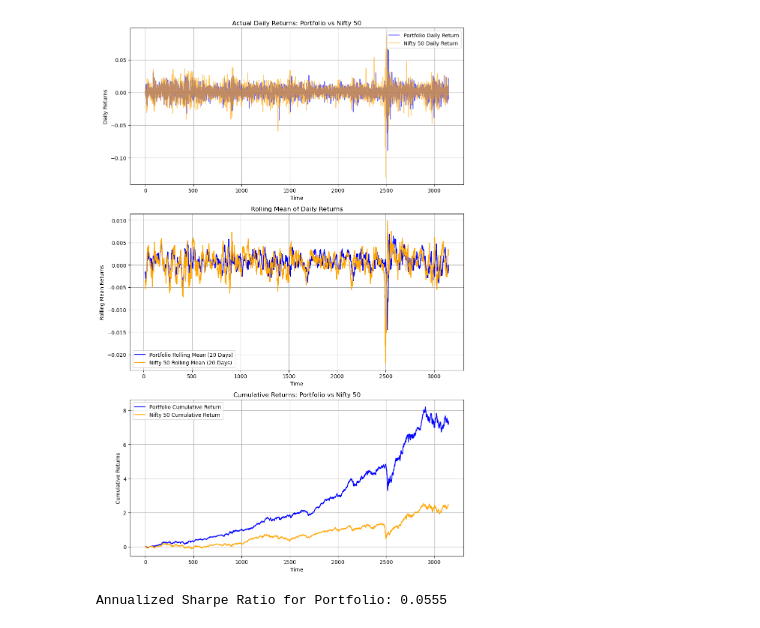
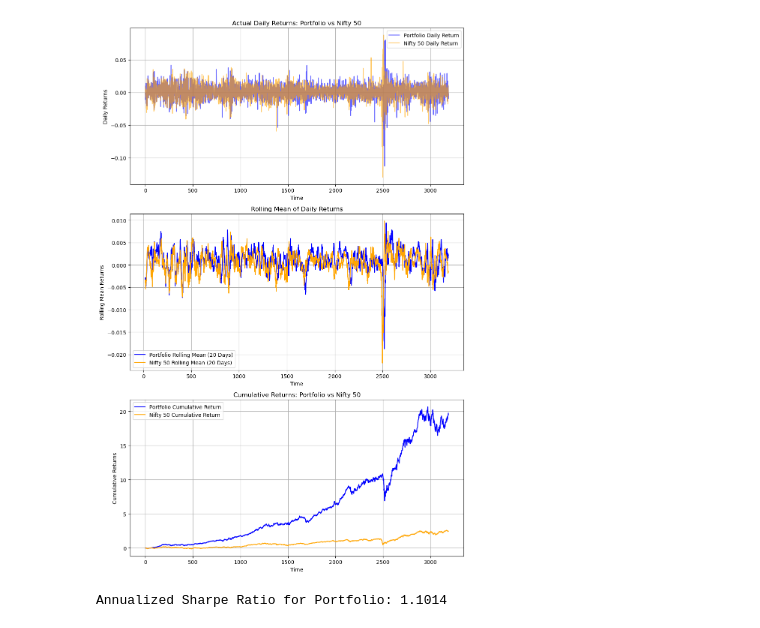
Before and after one commit to KVInator/MTP-Work, a Jupyter notebook: notebooks/backtest.ipynb, the cells around one changed output. Drawn from its saved outputs; the diff is of its cells as text; code cells hidden in the pictures.

```diff
--- a/notebooks/backtest.ipynb
+++ b/notebooks/backtest.ipynb
@@ -29,8 +29,10 @@ def backtest_portfolio_with_benchmark(data_folder, portfolio_weights_file, nifty
     # Ensure portfolio weights are aligned with the same length as the stock returns
     min_length = min(min_length, portfolio_weights.shape[0])  # Ensure both stock returns and weights have the same length
     portfolio_weights = portfolio_weights.values[:min_length, :]  # Trim portfolio weights to match length
+    stock_returns = stock_returns[:min_length, :]  # Trim stock returns to match length
 
-    stock_returns = stock_returns[:min_length, :]  # Trim stock returns to match length
+    # Normalize portfolio weights to ensure they sum to 1 at each time step
+    portfolio_weights = portfolio_weights / portfolio_weights.sum(axis=1, keepdims=True)
 
     # Calculate portfolio returns at each timestamp, with transaction cost penalty
     portfolio_returns = np.sum(stock_returns * portfolio_weights, axis=1)  # Element-wise multiplication and summation
@@ -54,8 +56,8 @@ def backtest_portfolio_with_benchmark(data_folder, portfolio_weights_file, nifty
     rolling_portfolio_returns = pd.Series(portfolio_returns).rolling(window=rolling_window).mean()
     rolling_nifty_returns = pd.Series(nifty_returns).rolling(window=rolling_window).mean()
 
-    # Calculate Sharpe Ratio (annualized) for the portfolio
-    sharpe_ratio = (np.mean(portfolio_returns) - (risk_free_rate / 252)) / np.std(portfolio_returns)
+    # Calculate annualized Sharpe Ratio for the portfolio
+    sharpe_ratio = (np.mean(portfolio_returns) * 252 - risk_free_rate) / (np.std(portfolio_returns) * np.sqrt(252))
 
     # Plot actual returns, rolling means, and cumulative returns for both portfolio and Nifty 50
     fig, ax = plt.subplots(3, 1, figsize=(10, 15))
@@ -73,35 +75,35 @@ def backtest_portfolio_with_benchmark(data_folder, portfolio_weights_file, nifty
     ax[1].plot(rolling_portfolio_returns, label="Portfolio Rolling Mean ({} Days)".format(rolling_window), color='blue')
     ax[1].plot(rolling_nifty_returns, label="Nifty 50 Rolling Mean ({} Days)".format(rolling_window), color='orange')
     ax[1].set_title("Rolling Mean of Daily Returns")
     ax[1].set_xlabel('Time')
     ax[1].set_ylabel('Rolling Mean Returns')
     ax[1].legend()
     ax[1].grid(True)
 
     # 3. Plot Cumulative Returns
     ax[2].plot(portfolio_cumulative_returns, label="Portfolio Cumulative Return", color='blue')
     ax[2].plot(nifty_cumulative_returns, label="Nifty 50 Cumulative Return", color='orange')
     ax[2].set_title("Cumulative Returns: Portfolio vs Nifty 50")
     ax[2].set_xlabel('Time')
     ax[2].set_ylabel('Cumulative Returns')
     ax[2].legend()
     ax[2].grid(True)
 
     plt.tight_layout()
     plt.show()
 
     print(f"Annualized Sharpe Ratio for Portfolio: {sharpe_ratio:.4f}")
 
     return portfolio_cumulative_returns, nifty_cumulative_returns
 
 # File paths for your data
-data_folder = r'C:\Users\Kartik\MTP-Work\data'
-portfolio_weights_file = r'C:\Users\Kartik\MTP-Work\results\portfolio_weights.csv'
-nifty_data_file = r'C:\Users\Kartik\MTP-Work\^NSEI.csv'
+data_folder = r'/Users/pranayvij/MTP-Work/data'
+portfolio_weights_file = r'/Users/pranayvij/MTP-Work/results/portfolio_weights.csv'
+nifty_data_file = r'/Users/pranayvij/MTP-Work/^NSEI.csv'
 
 portfolio_cumulative_returns, nifty_cumulative_returns = backtest_portfolio_with_benchmark(
     data_folder, portfolio_weights_file, nifty_data_file, transaction_cost=0.005
 )
 # %% [output]
-[figure, old version]
+[figure, new version]
-Annualized Sharpe Ratio for Portfolio: 0.0555
+Annualized Sharpe Ratio for Portfolio: 1.1014
```
Also changed, not shown: 5 other files.
